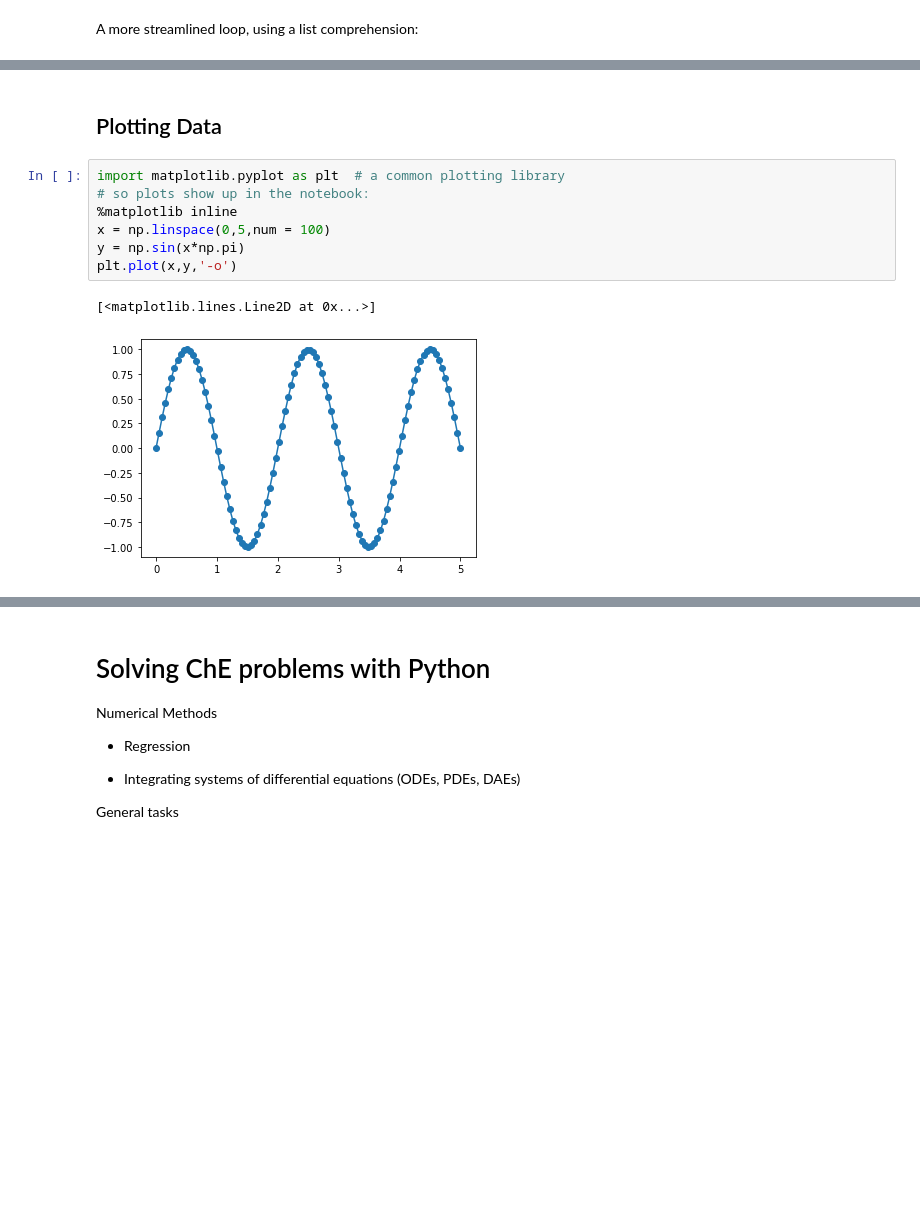
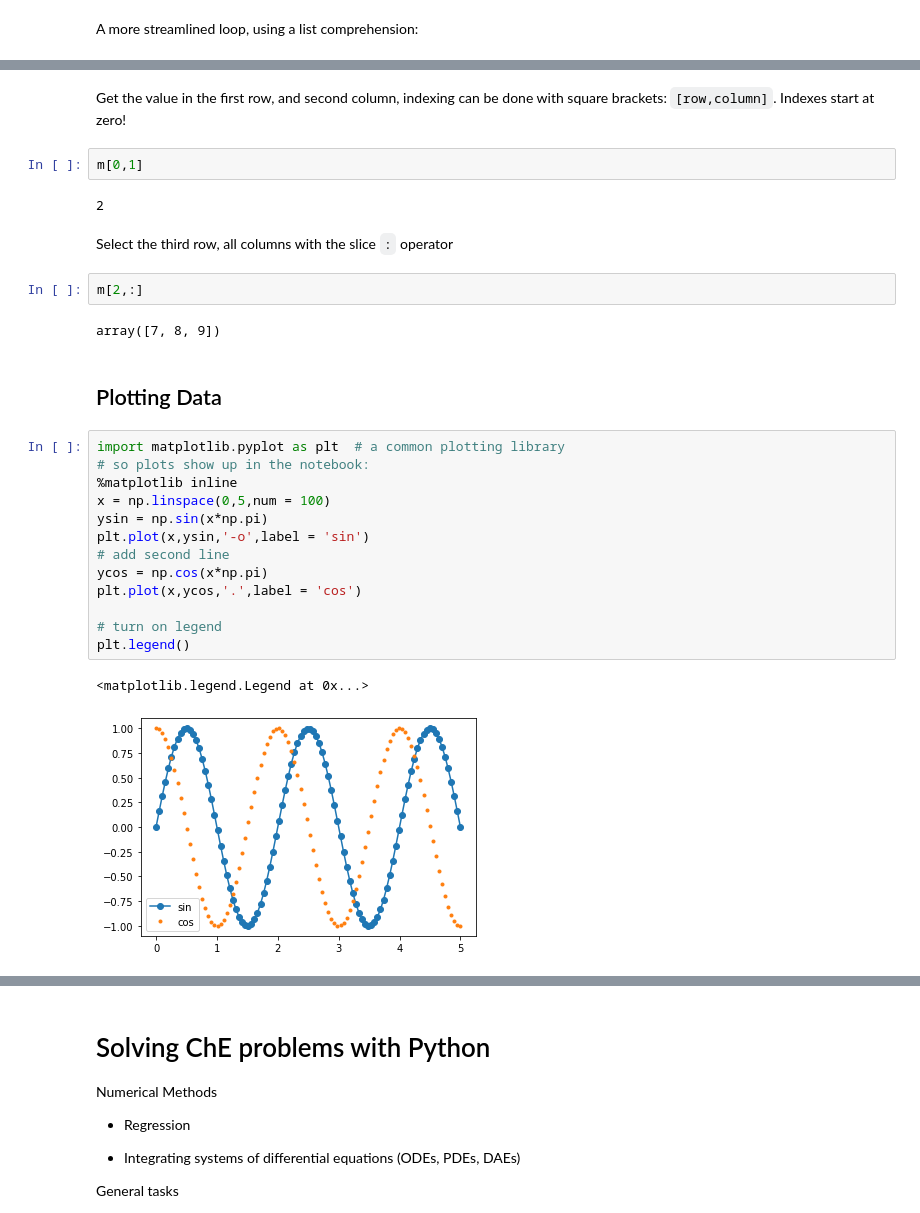
Before and after one commit to chepyle/Python4ChEs, a Jupyter notebook: Python4ChEs.ipynb, the cells around one changed output, grey strips where cells are left out. Cells and saved outputs as stored; diff of their text form; blank space fills up the shorter version.

```diff
--- a/Python4ChEs.ipynb
+++ b/Python4ChEs.ipynb
@@ -286,12 +296,30 @@ A more streamlined loop, using a list comprehension:
+# %% [markdown]
+Get the value in the first row, and second column, indexing can be done with square brackets: `[row,column]`.  Indexes start at zero!
+# %%
+m[0,1]
+# %% [output]
+2
+# %% [markdown]
+Select the third row, all columns with the slice `:` operator
+# %%
+m[2,:]
+# %% [output]
+array([7, 8, 9])
 # %% [markdown]
 ## Plotting Data
 # %%
 import matplotlib.pyplot as plt  # a common plotting library
 # so plots show up in the notebook:
 %matplotlib inline
 x = np.linspace(0,5,num = 100)
-y = np.sin(x*np.pi)
-plt.plot(x,y,'-o')
+ysin = np.sin(x*np.pi)
+plt.plot(x,ysin,'-o',label = 'sin')
+# add second line
+ycos = np.cos(x*np.pi)
+plt.plot(x,ycos,'.',label = 'cos')
+
+# turn on legend
+plt.legend()
 # %% [output]
-[<matplotlib.lines.Line2D at 0x...>]
+<matplotlib.legend.Legend at 0x...>
-[figure, old version]
+[figure, new version]
```
Also changed, not shown: parts of 42 cells of this notebook, 3 other files.
